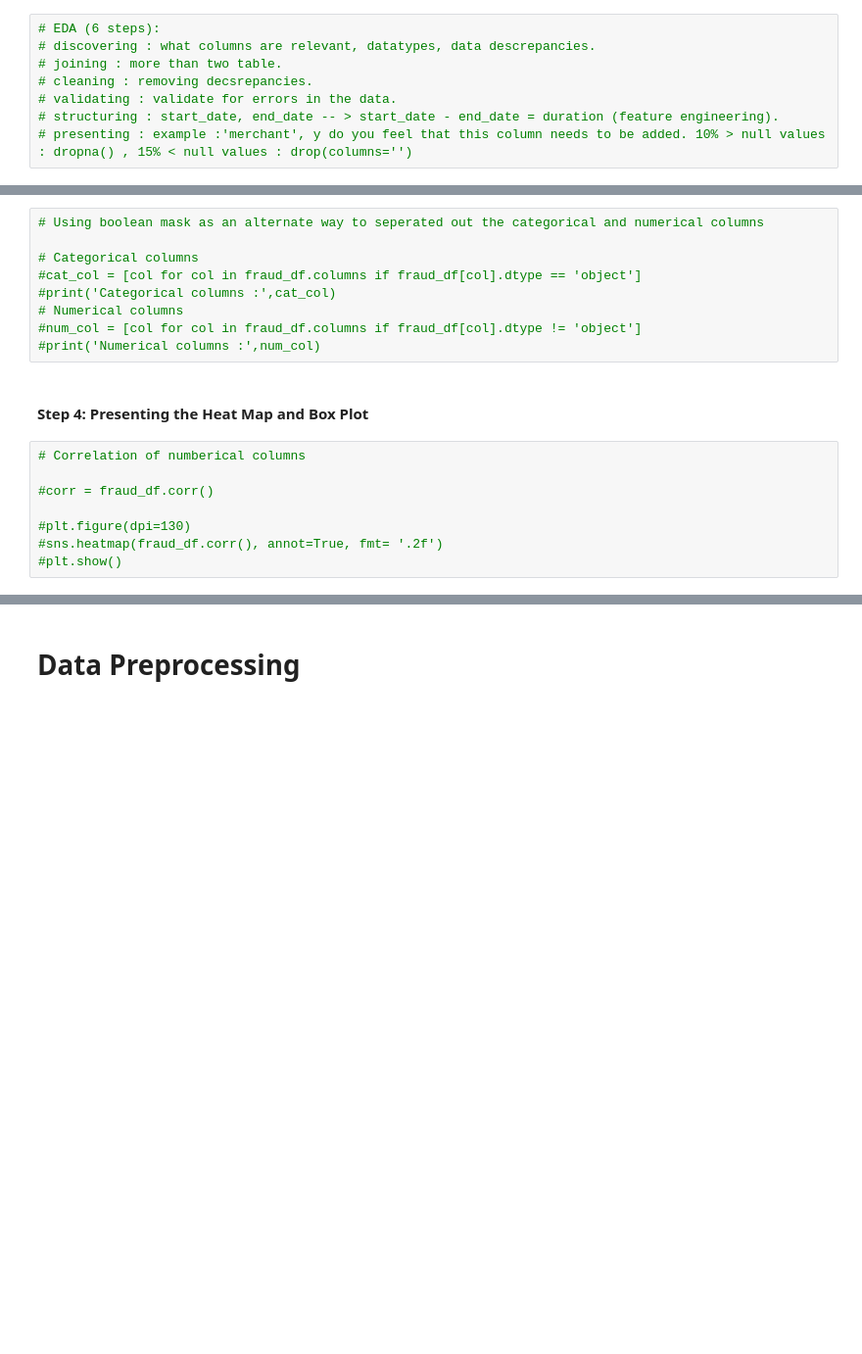
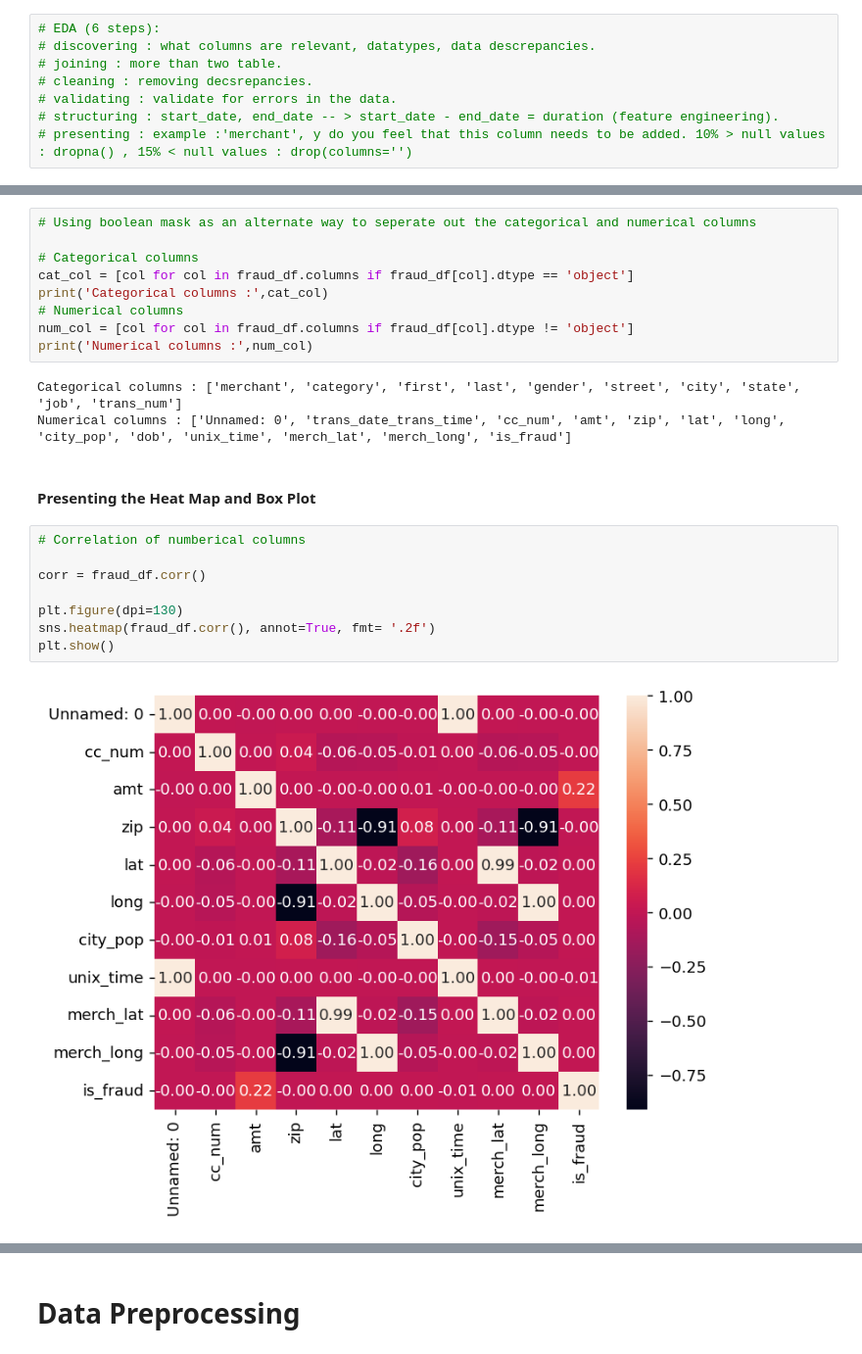
Before and after one commit to rolvera05/fraudguard_ml, a Jupyter notebook: fraud.ipynb, the cells around one changed output, grey strips where cells are left out. Shown: that part at 98% size. Cells and saved outputs as stored; diff of their text form; blank space fills up the shorter version.

```diff
--- a/fraud.ipynb
+++ b/fraud.ipynb
@@ -220,22 +284,27 @@ dtype: object
 # %%
-# Using boolean mask as an alternate way to seperated out the categorical and numerical columns
+# Using boolean mask as an alternate way to seperate out the categorical and numerical columns
 
 # Categorical columns
-#cat_col = [col for col in fraud_df.columns if fraud_df[col].dtype == 'object']
-#print('Categorical columns :',cat_col)
+cat_col = [col for col in fraud_df.columns if fraud_df[col].dtype == 'object']
+print('Categorical columns :',cat_col)
 # Numerical columns
-#num_col = [col for col in fraud_df.columns if fraud_df[col].dtype != 'object']
-#print('Numerical columns :',num_col)
+num_col = [col for col in fraud_df.columns if fraud_df[col].dtype != 'object']
+print('Numerical columns :',num_col)
+# %% [output]
+Categorical columns : ['merchant', 'category', 'first', 'last', 'gender', 'street', 'city', 'state', 'job', 'trans_num']
+Numerical columns : ['Unnamed: 0', 'trans_date_trans_time', 'cc_num', 'amt', 'zip', 'lat', 'long', 'city_pop', 'dob', 'unix_time', 'merch_lat', 'merch_long', 'is_fraud']
 # %% [markdown]
-#### Step 4: Presenting the Heat Map and Box Plot
+#### Presenting the Heat Map and Box Plot
 # %%
 # Correlation of numberical columns
 
-#corr = fraud_df.corr()
+corr = fraud_df.corr()
 
-#plt.figure(dpi=130)
-#sns.heatmap(fraud_df.corr(), annot=True, fmt= '.2f')
-#plt.show()
+plt.figure(dpi=130)
+sns.heatmap(fraud_df.corr(), annot=True, fmt= '.2f')
+plt.show()
+# %% [output]
+[figure, added]
 # %%
 # Sorting all the correlated values
 
```
Also changed, not shown: parts of 70 cells of this notebook.
